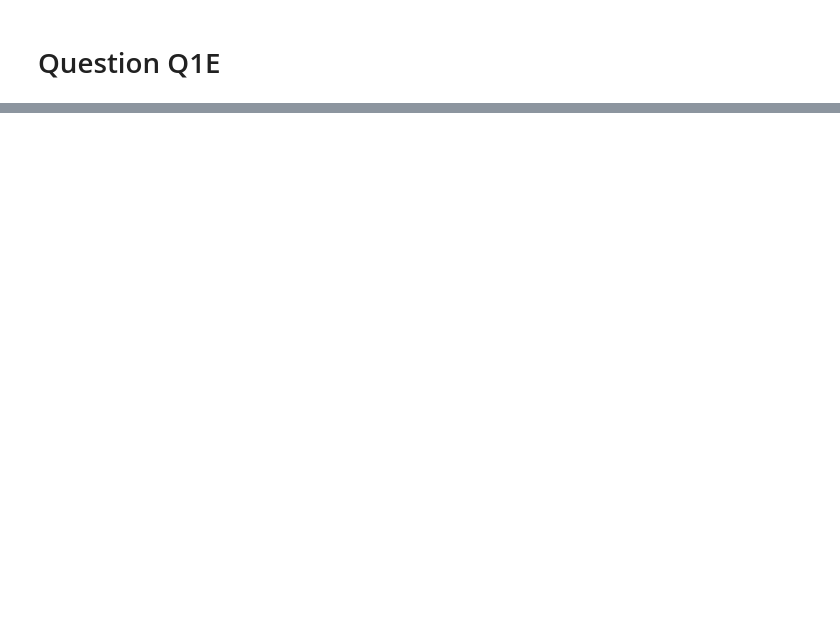
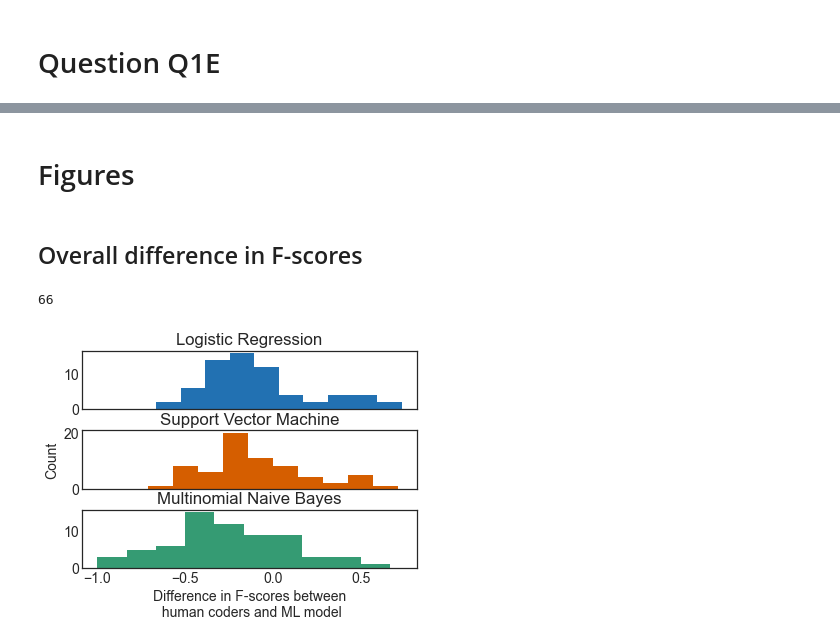
Before and after one commit to ColeWalsh295/PLIC, a Jupyter notebook: OpenResponse-analysis/ML-open_response.ipynb, the cells around one changed output, grey strips where cells are left out. Saved outputs shown, nothing was run; the diff lists cells and outputs as text; code cells hidden in the pictures; blank space fills up the shorter version.

Commit message:
added analysis of all items and summary plots

```diff
--- a/OpenResponse-analysis/ML-open_response.ipynb
+++ b/OpenResponse-analysis/ML-open_response.ipynb
@@ -514,0 +599,7 @@ CodeFR(df_2b, 'Q2b', Scoring, CV)
+# %%
+df_2d = GetAllData(df_beta, df_complete, 'Q2d')
+logitdf_2d = CodeFR(df_2d, 'Q2d', Scoring, CV, 'Logit').rename(columns = {'ML':'Logit'})
+svmdf_2d = CodeFR(df_2d, 'Q2d', Scoring, CV, 'SVM').rename(columns = {'ML':'SVM'})
+bayesdf_2d = CodeFR(df_2d, 'Q2d', Scoring, CV, 'NB').rename(columns = {'ML':'Bayes'})
+dfML_2d = pd.merge(logitdf_2d, svmdf_2d, on = ['Q', 'NH', 'Count', 'Frac']).merge(bayesdf_2d, on = ['Q', 'NH', 'Count', 'Frac'])
+dfML_2d
@@ -514,0 +682,7 @@ CodeFR(df_2b, 'Q2b', Scoring, CV)
+# %%
+df_2e = GetAllData(df_beta, df_complete, 'Q2e')
+logitdf_2e = CodeFR(df_2e, 'Q2e', Scoring, CV, 'Logit').rename(columns = {'ML':'Logit'})
+svmdf_2e = CodeFR(df_2e, 'Q2e', Scoring, CV, 'SVM').rename(columns = {'ML':'SVM'})
+bayesdf_2e = CodeFR(df_2e, 'Q2e', Scoring, CV, 'NB').rename(columns = {'ML':'Bayes'})
+dfML_2e = pd.merge(logitdf_2e, svmdf_2e, on = ['Q', 'NH', 'Count', 'Frac']).merge(bayesdf_2e, on = ['Q', 'NH', 'Count', 'Frac'])
+dfML_2e
@@ -514,0 +764,7 @@ CodeFR(df_2b, 'Q2b', Scoring, CV)
+# %%
+df_3b = GetAllData(df_beta, df_complete, 'Q3b')
+logitdf_3b = CodeFR(df_3b, 'Q3b', Scoring, CV, 'Logit').rename(columns = {'ML':'Logit'})
+svmdf_3b = CodeFR(df_3b, 'Q3b', Scoring, CV, 'SVM').rename(columns = {'ML':'SVM'})
+bayesdf_3b = CodeFR(df_3b, 'Q3b', Scoring, CV, 'NB').rename(columns = {'ML':'Bayes'})
+dfML_3b = pd.merge(logitdf_3b, svmdf_3b, on = ['Q', 'NH', 'Count', 'Frac']).merge(bayesdf_3b, on = ['Q', 'NH', 'Count', 'Frac'])
+dfML_3b
@@ -514,0 +846,29 @@ CodeFR(df_2b, 'Q2b', Scoring, CV)
+# %% [markdown]
+# Figures
+# %% [markdown]
+## Overall difference in F-scores
+# %%
+df_ML = pd.concat([dfML_1b, dfML_1d, dfML_1e, dfML_2b, dfML_2d, dfML_2e, dfML_3b])
+df_ML['Logit-NH'] = df_ML['Logit'] - df_ML['NH']
+df_ML['SVM-NH'] = df_ML['SVM'] - df_ML['NH']
+df_ML['Bayes-NH'] = df_ML['Bayes'] - df_ML['NH']
+print(len(df_ML))
+
+fig, (ax1, ax2, ax3) = plt.subplots(3, 1, sharex = True)
+ax1.hist(df_ML['Logit-NH'], color = '#2271B2')
+ax1.set_title('Logistic Regression')
+
+ax2.hist(df_ML['SVM-NH'], color = '#D55E00')
+ax2.set_title('Support Vector Machine')
+ax2.set_ylabel('Count')
+
+ax3.hist(df_ML['Bayes-NH'], color = '#359B73')
+ax3.set_title('Multinomial Naive Bayes')
+
+plt.xlabel('Difference in F-scores between\n human coders and ML model')
+matplotlib.rcParams.update({'font.size': 14})
+plt.subplots_adjust(hspace = 0.36)
+plt.show()
+# %% [output]
+66
+[figure, added]
```
Also changed, not shown: parts of 19 cells of this notebook.
